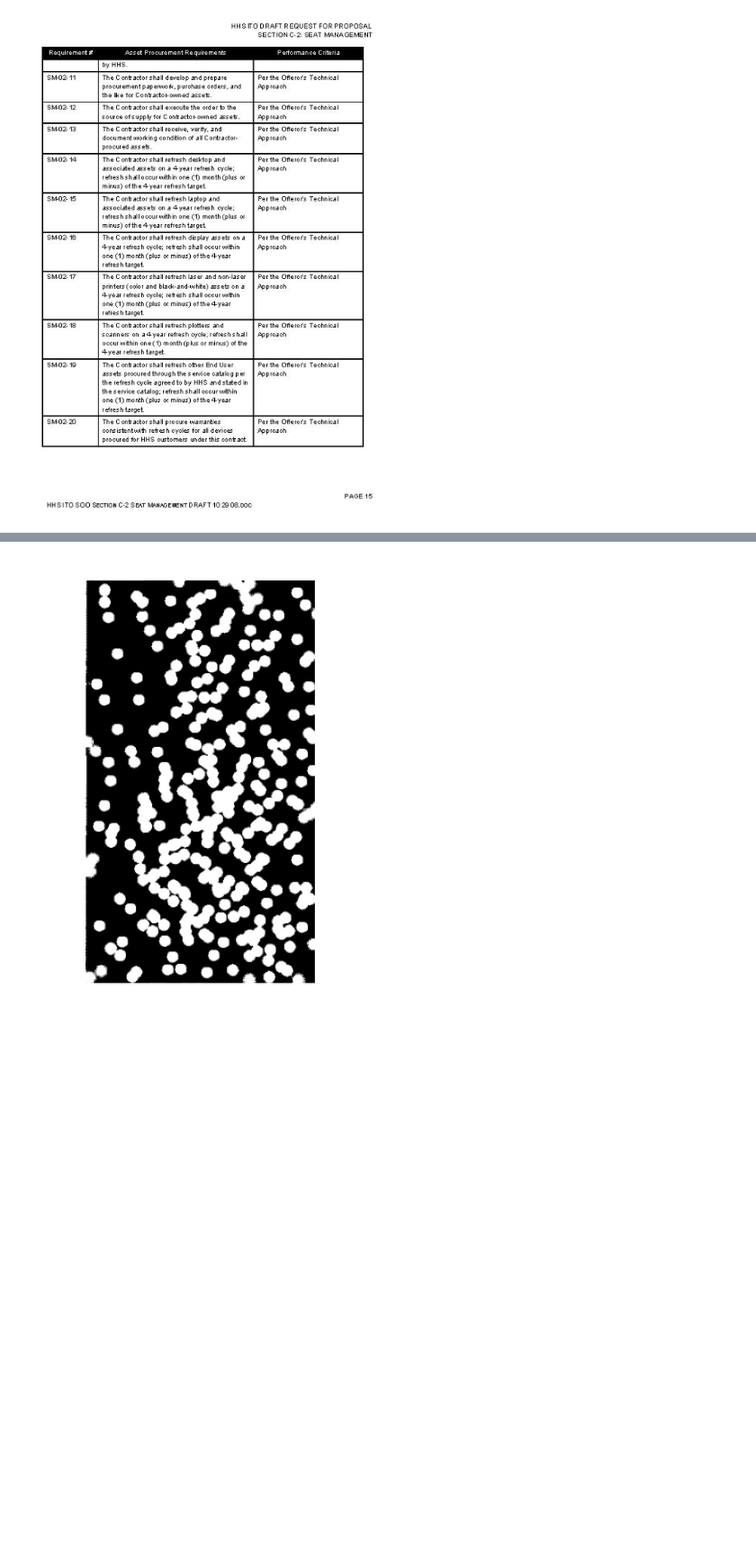
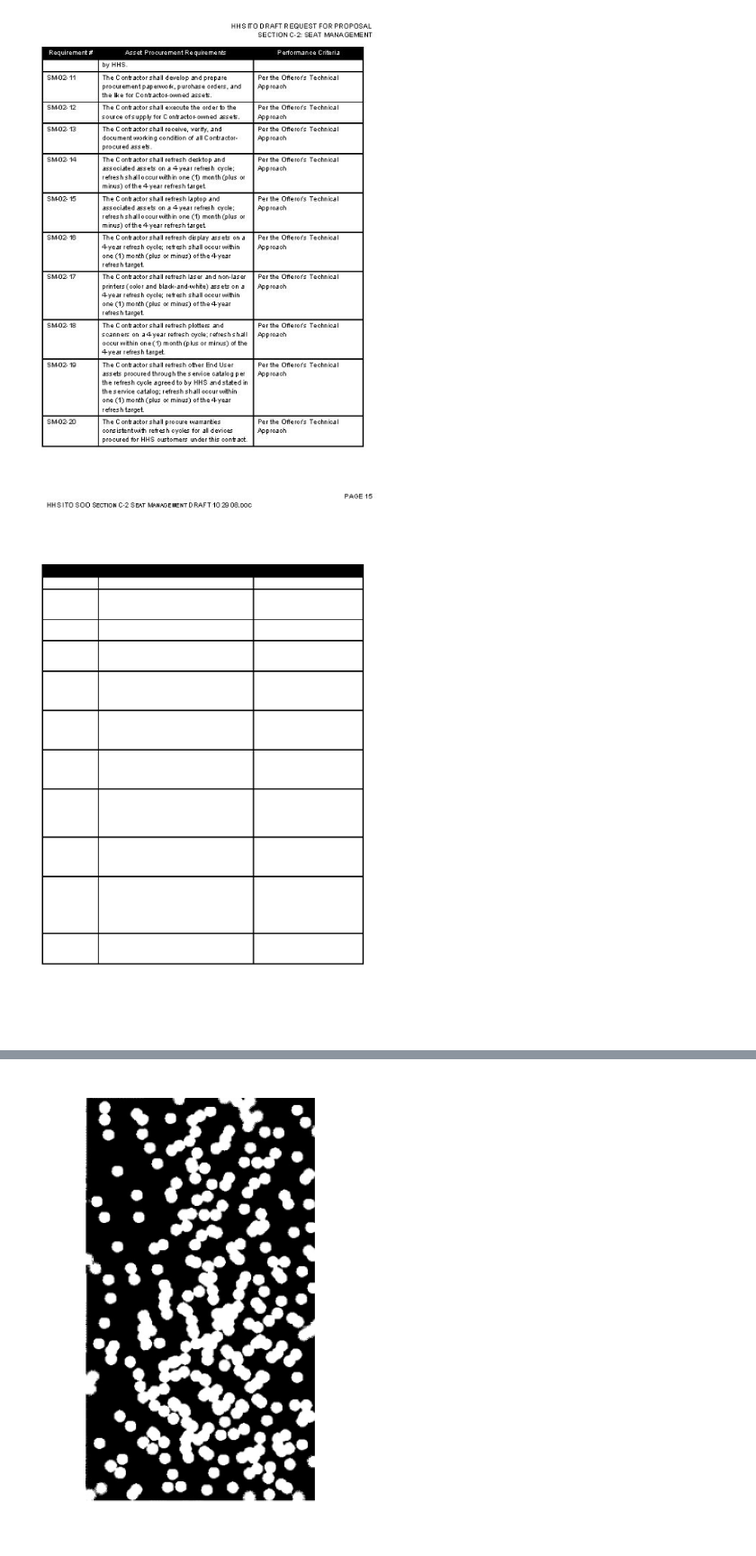
Before and after one commit to vsgolovin/hse-homework, a Jupyter notebook: cv-hw03/homework3.ipynb, the cells around one changed output, grey strips where cells are left out. Shown at 90% size. Cells and saved outputs as stored; diff of their text form; code cells hidden in the pictures; blank space fills up the shorter version.

```diff
--- a/cv-hw03/homework3.ipynb
+++ b/cv-hw03/homework3.ipynb
@@ -65,6 +66,23 @@ table = cv2.imread(str(sources_path / "table.jpg"), 0)
 show_gray(table, size=(5, 10))
 # %% [output]
 [figure]
+# %%
+# находим вертикальные черные линии
+tmp_v = cv2.morphologyEx(cv2.bitwise_not(table), cv2.MORPH_OPEN,
+                         np.ones((9, 1), np.uint8))
+# горизонтальные линии
+tmp_h = cv2.morphologyEx(cv2.bitwise_not(table), cv2.MORPH_OPEN,
+                         np.ones((1, 9), np.uint8))
+# объединяем эти линии
+new_table = cv2.bitwise_or(tmp_v, tmp_h)
+# удаляем текст в шапке таблицы
+new_table = cv2.morphologyEx(new_table, cv2.MORPH_CLOSE, np.ones((9, 3), np.uint8),
+                             borderType=cv2.BORDER_CONSTANT, borderValue=0)
+# удаляем шум, возникший из-за изначальной jpg-компрессии
+_, new_table = cv2.threshold(new_table, 128, 255, cv2.THRESH_BINARY_INV)
+show_gray(new_table, size=(5, 10))
+# %% [output]
+[figure, added]
 # %% [markdown]
 **2. (5 баллов)** Для изображения $circles.jpg$ реализуйте морфологический алгоритм для построения трех изображений, которые бы содержали соответственно:
 
```
Also changed, not shown: parts of 7 cells of this notebook.
